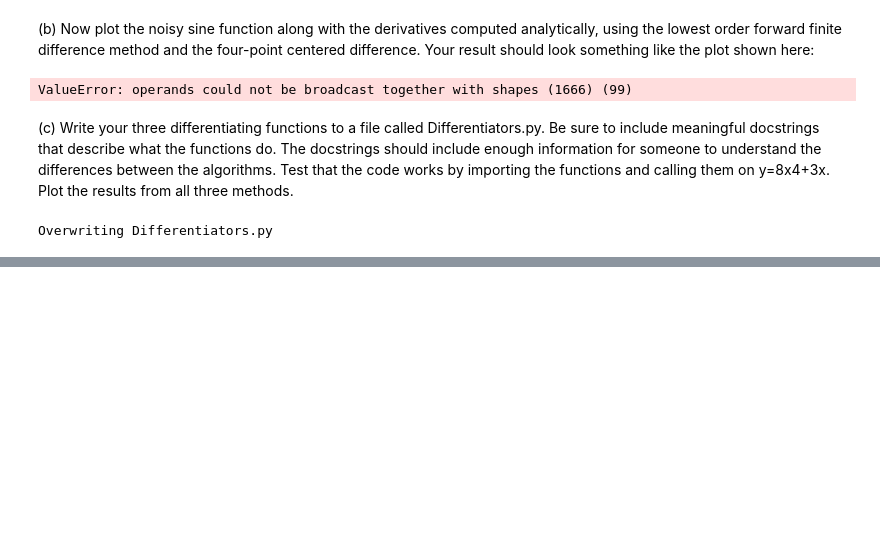
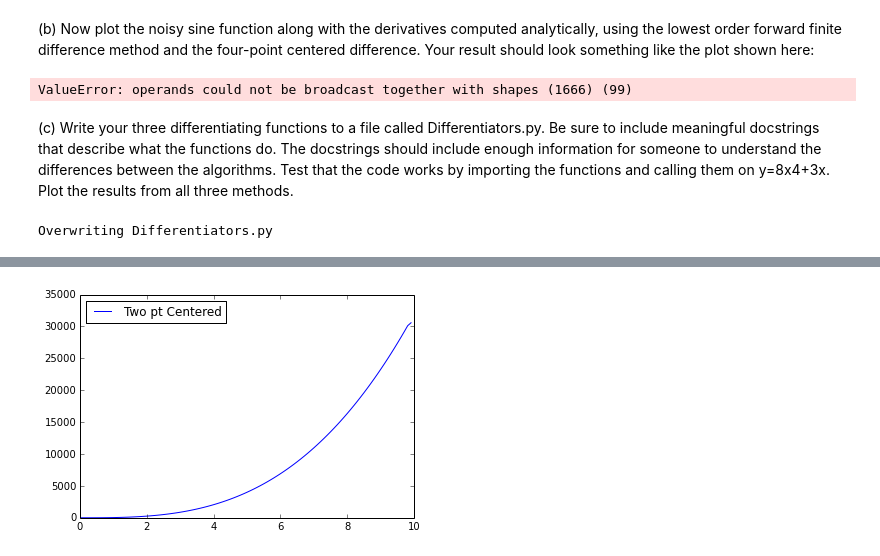
Before and after one commit to jvanstad/PHYS202-S14, a Jupyter notebook: SciPy/DifferentiationExercises.ipynb, the cells around one changed output, grey strips where cells are left out. Drawn from its saved outputs; the diff is of its cells as text; code cells hidden in the pictures; blank space fills up the shorter version.

```diff
--- a/SciPy/DifferentiationExercises.ipynb
+++ b/SciPy/DifferentiationExercises.ipynb
@@ -201,0 +200,6 @@ plt.show()
+# %%
+plt.plot(x,C, label="Two pt Centered")
+plt.legend(loc='upper left')
+plt.show()
+# %% [output]
+[figure, added]
```
Also changed, not shown: parts of 2 cells of this notebook, 1 other file.
